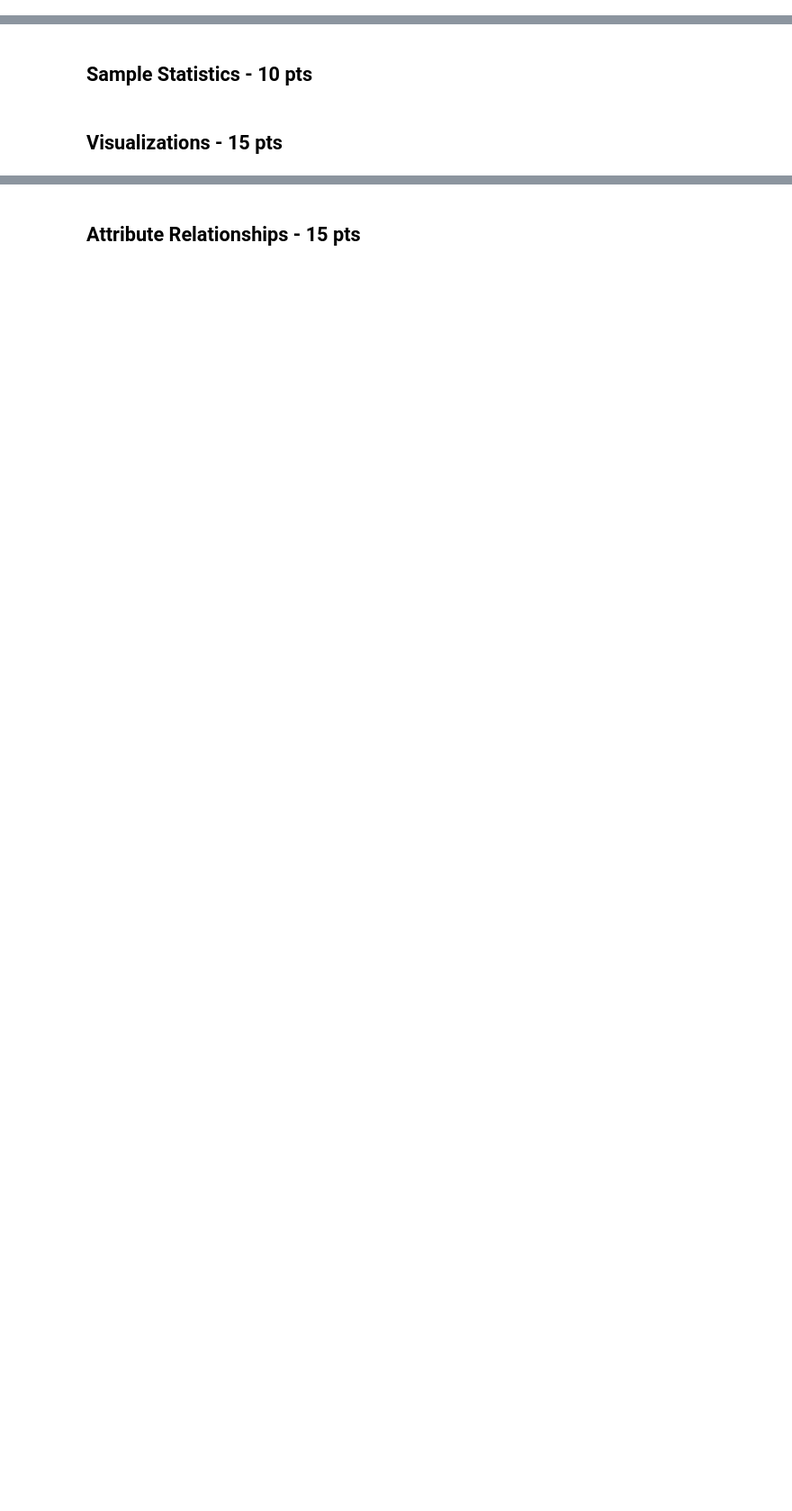
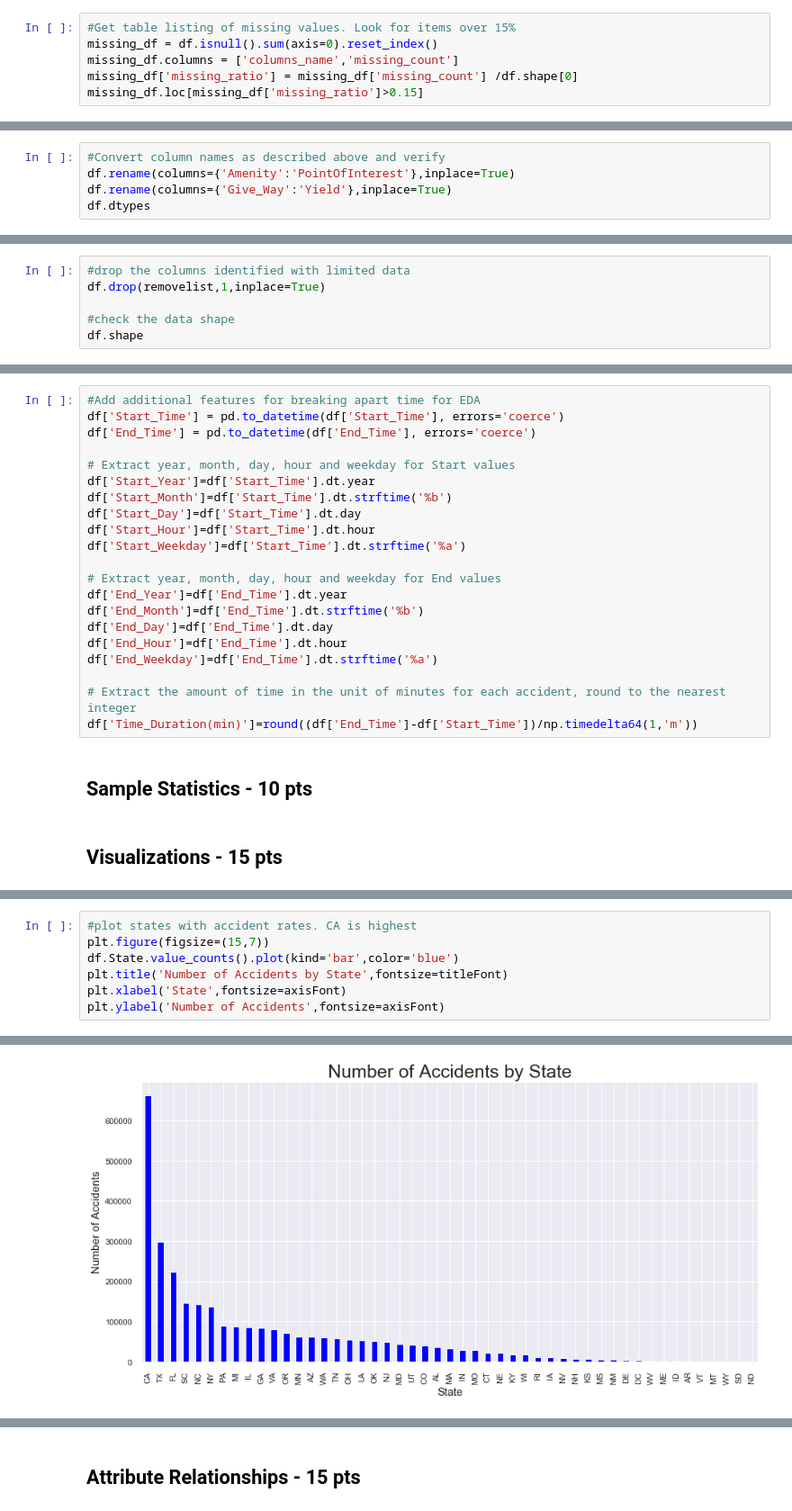
Before and after one commit to jbcroom/DS7331ProjectRepo, a Jupyter notebook: Project1/JB_AR_BC_SO_Project1.ipynb, the cells around one changed output, grey strips where cells are left out. Shown at 90% size. Cells and saved outputs as stored; diff of their text form; blank space fills up the shorter version.

```diff
--- a/Project1/JB_AR_BC_SO_Project1.ipynb
+++ b/Project1/JB_AR_BC_SO_Project1.ipynb
@@ -43,0 +200,6 @@ df.describe()
+# %%
+#Get table listing of missing values. Look for items over 15%
+missing_df = df.isnull().sum(axis=0).reset_index()
+missing_df.columns = ['columns_name','missing_count']
+missing_df['missing_ratio'] = missing_df['missing_count'] /df.shape[0]
+missing_df.loc[missing_df['missing_ratio']>0.15]
@@ -43,0 +321,5 @@ df.describe()
+# %%
+#Convert column names as described above and verify
+df.rename(columns={'Amenity':'PointOfInterest'},inplace=True)
+df.rename(columns={'Give_Way':'Yield'},inplace=True)
+df.dtypes
@@ -43,0 +346,6 @@ df.describe()
+# %%
+#drop the columns identified with limited data
+df.drop(removelist,1,inplace=True)
+
+#check the data shape
+df.shape
@@ -44,3 +362,24 @@ df.describe()
+# %%
+#Add additional features for breaking apart time for EDA
+df['Start_Time'] = pd.to_datetime(df['Start_Time'], errors='coerce')
+df['End_Time'] = pd.to_datetime(df['End_Time'], errors='coerce')
+
+# Extract year, month, day, hour and weekday for Start values
+df['Start_Year']=df['Start_Time'].dt.year
+df['Start_Month']=df['Start_Time'].dt.strftime('%b')
+df['Start_Day']=df['Start_Time'].dt.day
+df['Start_Hour']=df['Start_Time'].dt.hour
+df['Start_Weekday']=df['Start_Time'].dt.strftime('%a')
+
+# Extract year, month, day, hour and weekday for End values
+df['End_Year']=df['End_Time'].dt.year
+df['End_Month']=df['End_Time'].dt.strftime('%b')
+df['End_Day']=df['End_Time'].dt.day
+df['End_Hour']=df['End_Time'].dt.hour
+df['End_Weekday']=df['End_Time'].dt.strftime('%a')
+
+# Extract the amount of time in the unit of minutes for each accident, round to the nearest integer
+df['Time_Duration(min)']=round((df['End_Time']-df['Start_Time'])/np.timedelta64(1,'m'))
 # %% [markdown]
 ## Sample Statistics - 10 pts
 # %% [markdown]
@@ -47,0 +395,8 @@ df.describe()
+# %%
+#plot states with accident rates. CA is highest
+plt.figure(figsize=(15,7))
+df.State.value_counts().plot(kind='bar',color='blue')
+plt.title('Number of Accidents by State',fontsize=titleFont)
+plt.xlabel('State',fontsize=axisFont)
+plt.ylabel('Number of Accidents',fontsize=axisFont)
+# %% [output]
@@ -47,0 +404 @@ df.describe()
+[figure, added]
```
Also changed, not shown: parts of 74 cells of this notebook, 4 other files.
